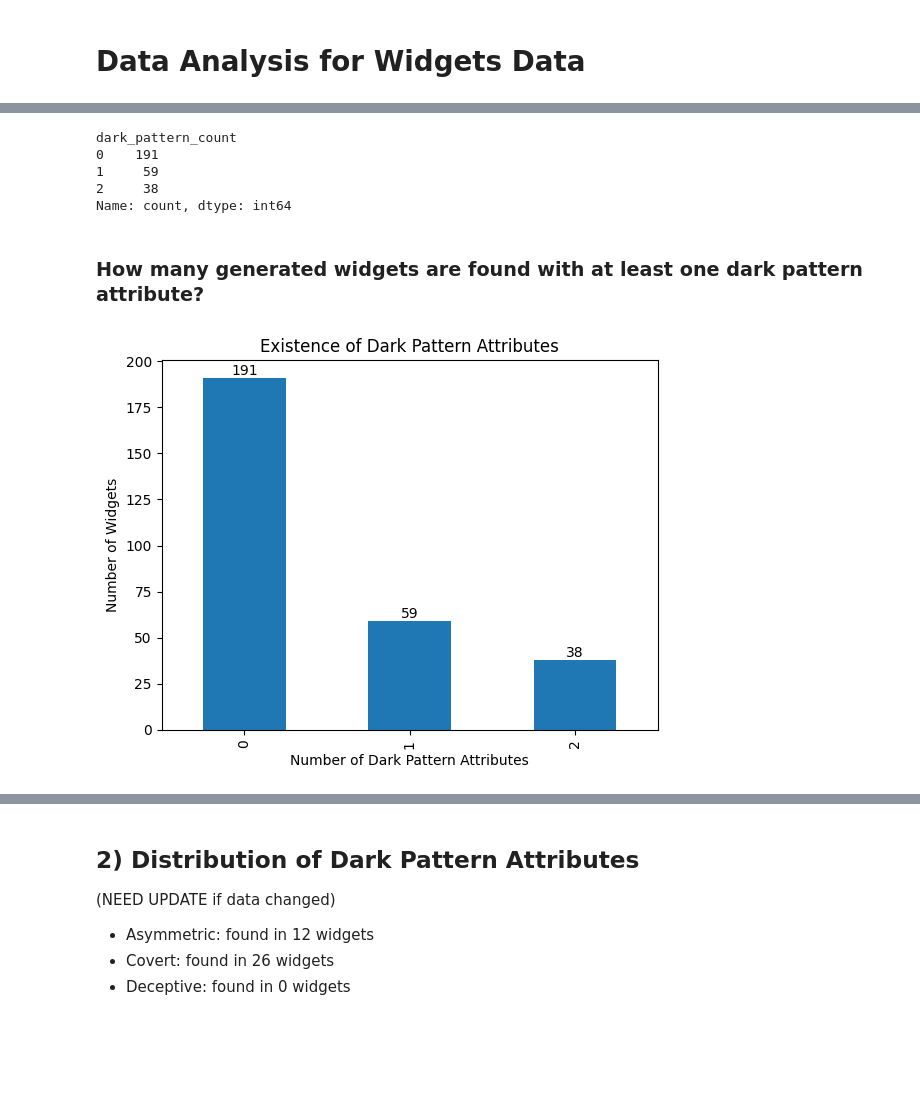
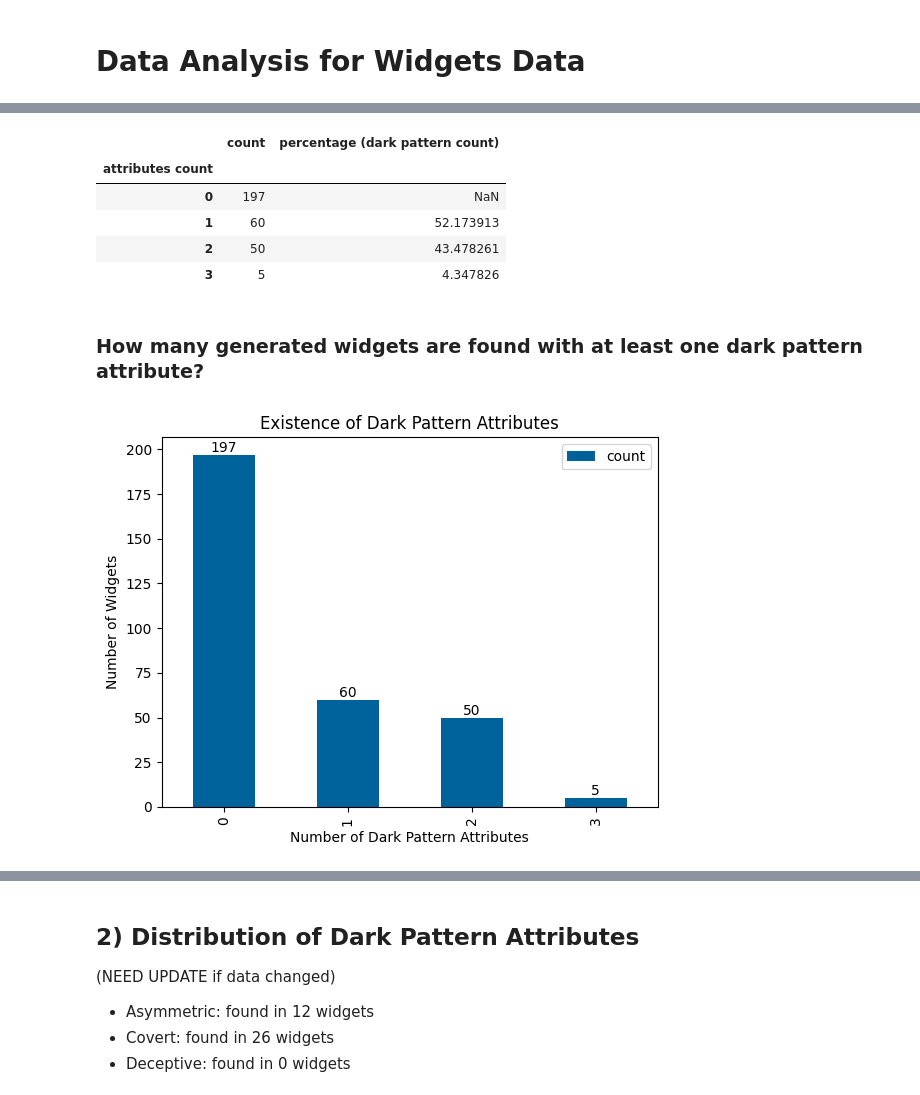
Before and after one commit to ChenzwNina/dark-pattern-analysis, a Jupyter notebook: data_analysis.ipynb, the cells around one changed output, grey strips where cells are left out. Drawn from its saved outputs; the diff is of its cells as text; code cells hidden in the pictures; blank space fills up the shorter version.

```diff
--- a/data_analysis.ipynb
+++ b/data_analysis.ipynb
@@ -36,12 +46,12 @@ df
 def count(x):
     if 'not-dark-pattern' in x:
         return 0
-    elif 'Not Decided' in x:
+    elif 'Not Decided' in x or 'not-sure' in x:
         # print(x)
         return -1
     else:
         return len(x)
 
-df['dark_pattern_count'] = df['dark pattern type'].apply(count)
+df['attributes count'] = df['dark pattern type'].apply(count)
 df.head()
 # %% [output]
@@ -73,0 +74,6 @@ Name: count, dtype: int64
+# %%
+existence_counts = df['attributes count'].value_counts().sort_index().to_frame()
+existence_counts['percentage (dark pattern count)'] = existence_counts['count'] / 115 * 100
+existence_counts['percentage (dark pattern count)'][0] = None
+existence_counts.to_csv('attributes_count.csv')
+existence_counts
@@ -74,21 +101,22 @@ Name: count, dtype: int64
 # %%
 # Filter out "Not Decided"
-filtered_existence_counts = existence_counts.drop(labels=[-1])
+filtered_existence_counts = existence_counts#.drop(labels=[-1])
 filtered_existence_counts
 # %% [output]
-dark_pattern_count
-0    191
-1     59
-2     38
-Name: count, dtype: int64
+|  | count | percentage (dark pattern count) |
+| attributes count |  |  |
+| 0 | 197 | NaN |
+| 1 | 60 | 52.173913 |
+| 2 | 50 | 43.478261 |
+| 3 | 5 | 4.347826 |
 # %% [markdown]
 ### How many generated widgets are found with at least one dark pattern attribute?
 # %%
-ax = filtered_existence_counts.plot(kind='bar', title='Existence of Dark Pattern Attributes')
+ax = filtered_existence_counts.plot(y='count',kind='bar', color='#00629B', title='Existence of Dark Pattern Attributes')
 plt.xlabel('Number of Dark Pattern Attributes')
 plt.ylabel('Number of Widgets')
 ax.bar_label(ax.containers[0])
 plt.show()
 # %% [output]
-[figure, old version]
+[figure, new version]
 # %%
```
Also changed, not shown: parts of 31 cells of this notebook, 6 other files.
